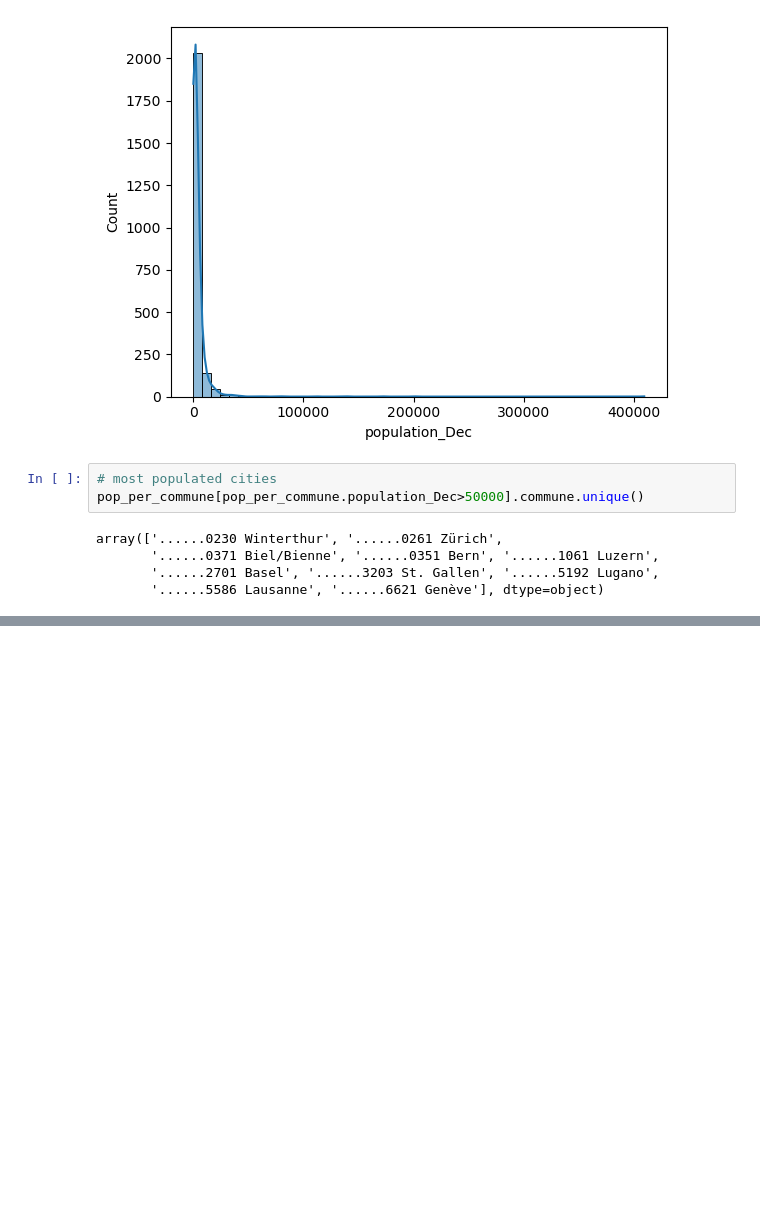
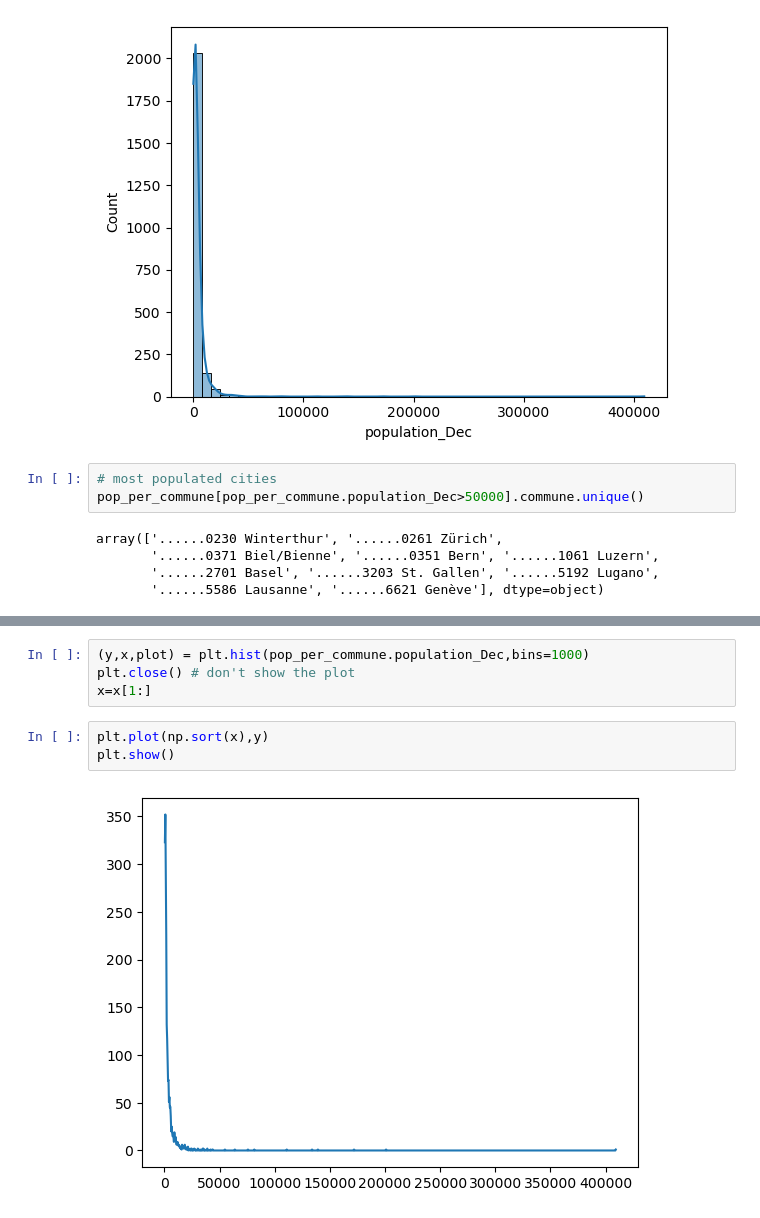
Before and after one commit to Jakhongir0103/epfl-ada, a Jupyter notebook: Exercises/02 - Data viz and data from the web/Becoming a DataVizard exercise.ipynb, the cells around one changed output, grey strips where cells are left out. Saved outputs shown, nothing was run; the diff lists cells and outputs as text; blank space fills up the shorter version.

```diff
--- a/Exercises/02 - Data viz and data from the web/Becoming a DataVizard exercise.ipynb
+++ b/Exercises/02 - Data viz and data from the web/Becoming a DataVizard exercise.ipynb
@@ -518 +531,10 @@ plt.show()
+# %%
+(y,x,plot) = plt.hist(pop_per_commune.population_Dec,bins=1000)
+plt.close() # don't show the plot
+x=x[1:]
+# %%
+plt.plot(np.sort(x),y)
+plt.show()
+# %% [output]
+[figure, added]
 # %%
```
Also changed, not shown: parts of 19 cells of this notebook.
